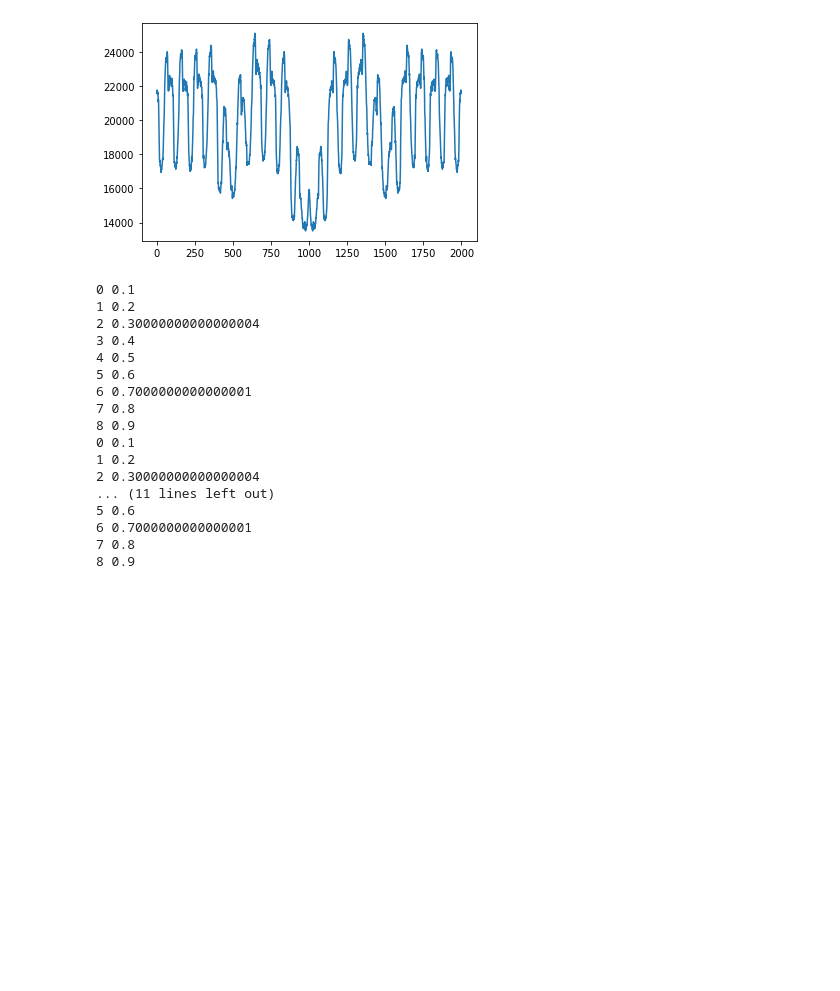
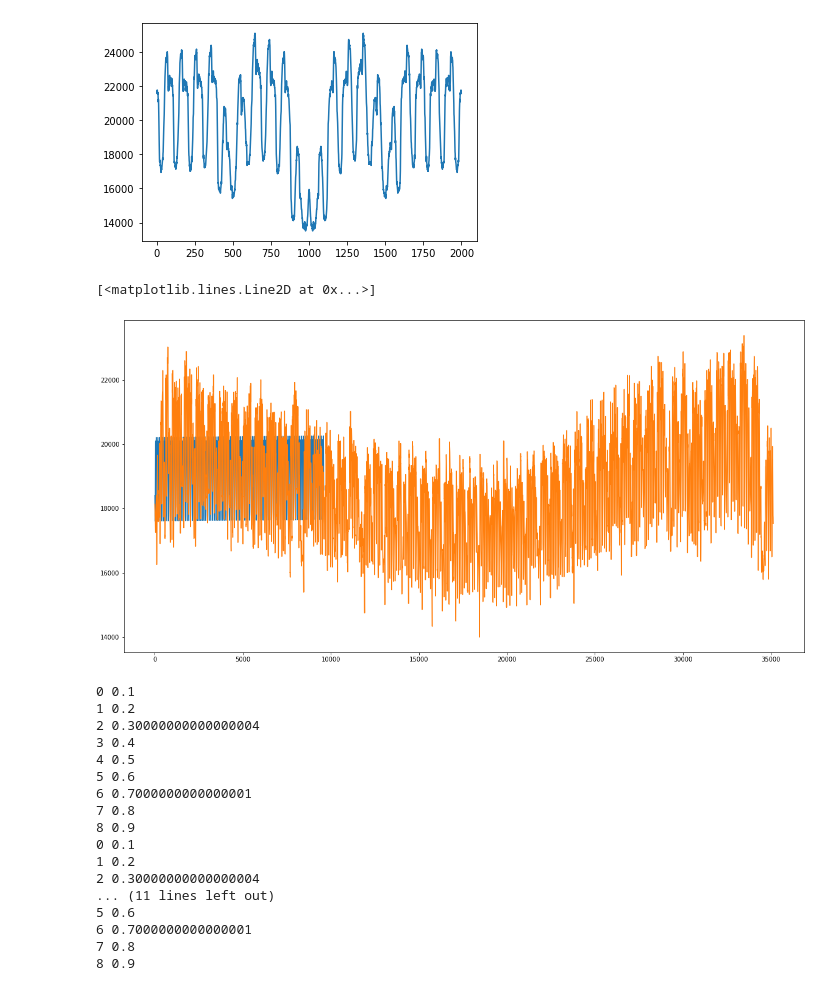
Before and after one commit to Nuelam9/Report-2, a Jupyter notebook: fuorier-day.ipynb, the cells around one changed output. Cells and saved outputs as stored; diff of their text form; code cells hidden in the pictures; blank space fills up the shorter version.

Commit message:
Adfded day psf forecasting

```diff
--- a/fuorier-day.ipynb
+++ b/fuorier-day.ipynb
@@ -26,6 +26,7 @@ Electric = Electric[['Date', 'Seconds', 'Load']]
 Electric['Day'] = Electric['Date'].dt.day_name()
 Electric['Minutes'] = Electric['Date'].dt.minute
 Electric['Hour'] = Electric['Date'].dt.hour
+Electric = Electric.set_index('Date')
 Electric.columns
 # %% [output]
 Index(['Date', 'Seconds', 'Load', 'Day', 'Minutes', 'Hour'], dtype='object')
@@ -48,6 +49,40 @@ plt.plot(np.concatenate([Electric.Load.values[:1000][::-1], Electric.Load.values
 # prima di fare le analisi simili a quelle di gioacchino bisogna estendere
 # il segnale in modo tale da eliminare gli effetti sui bordi dati dalla
 # convoluzione.
+# %%
+Electric['load_denoised'] = wavelet_filter(Electric['Load'].to_numpy(),
+                                wavelet='coif5',
+                                threshold=0.3)
+
+train_set = Electric.loc[:'2015']
+test_set = Electric.loc['2016':]
+
+f = {'load_denoised': ['mean', 'std']}
+psfs = train_set.groupby(['Hour',
+                         'Minutes']).agg(f).reset_index()['load_denoised'].to_numpy()
+
+psf = psfs[:, 0]
+psf_low = psf - 1.96 * psfs[:, 1]
+psf_up = psf + 1.96 * psfs[:, 1]
+
+n = len(test_set)
+forecast = np.zeros(n)
+forecast[range(0, n - 96, 96)] = 1
+
+
+load = np.convolve(forecast, psf, 'valid')[:-1]
+
+
+x = np.arange(len(Electric))
+p = np.polyfit(x[:-n], train_set.load_denoised, 1)
+trend = p[0] * x[-n:-1]
+
+plt.figure(figsize=(20, 10))
+plt.plot(load[:96*100] + trend[:96*100])
+plt.plot(test_set['load_denoised'].to_numpy())
+# %% [output]
+[<matplotlib.lines.Line2D at 0x...>]
+[figure, added]
 # %%
 def psf_forecasting(df, feature, wavelet='sym4', thr=0.04, plot=False):
 
```
Also changed, not shown: parts of 1 cell of this notebook.
